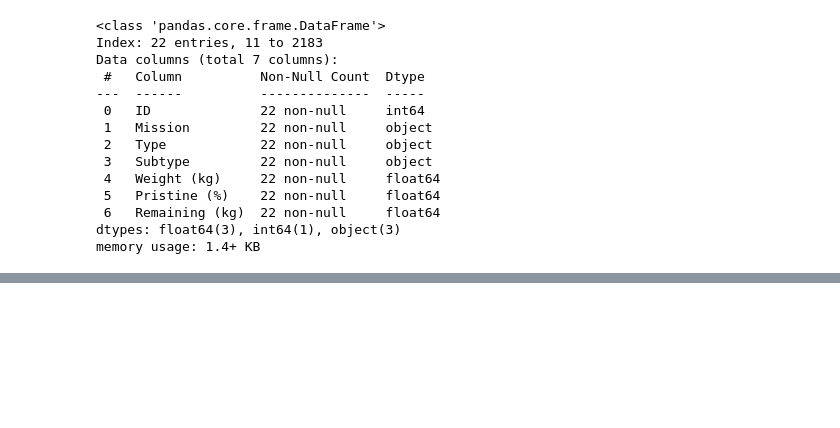
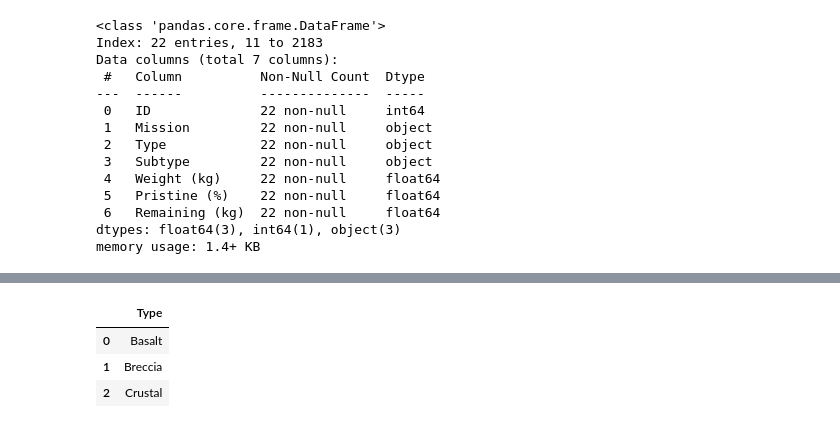
Before and after one commit to WhereDoIClick/TechProjects, a Jupyter notebook: over-the-moon/sample-return/sample-return.ipynb, the cells around one changed output, grey strips where cells are left out. Saved outputs shown, nothing was run; the diff lists cells and outputs as text; code cells hidden in the pictures; blank space fills up the shorter version.

```diff
--- a/over-the-moon/sample-return/sample-return.ipynb
+++ b/over-the-moon/sample-return/sample-return.ipynb
@@ -317,0 +342,5 @@ memory usage: 1.4+ KB
+# %%
+# Add Crustal rocks to the set of needed samples
+
+needed_samples = pd.concat([needed_samples,rock_samples.loc[rock_samples['Type'] == 'Crustal']])
+needed_samples.info()
@@ -317,0 +362,11 @@ memory usage: 1.4+ KB
+# %%
+# We need a column for each type of rock that we want more samples of:
+
+needed_samples_overview = pd.DataFrame()
+needed_samples_overview['Type'] = needed_samples.Type.unique()
+needed_samples_overview
+# %% [output]
+|  | Type |
+| 0 | Basalt |
+| 1 | Breccia |
+| 2 | Crustal |
```
Also changed, not shown: parts of 8 cells of this notebook, 1 other file.
